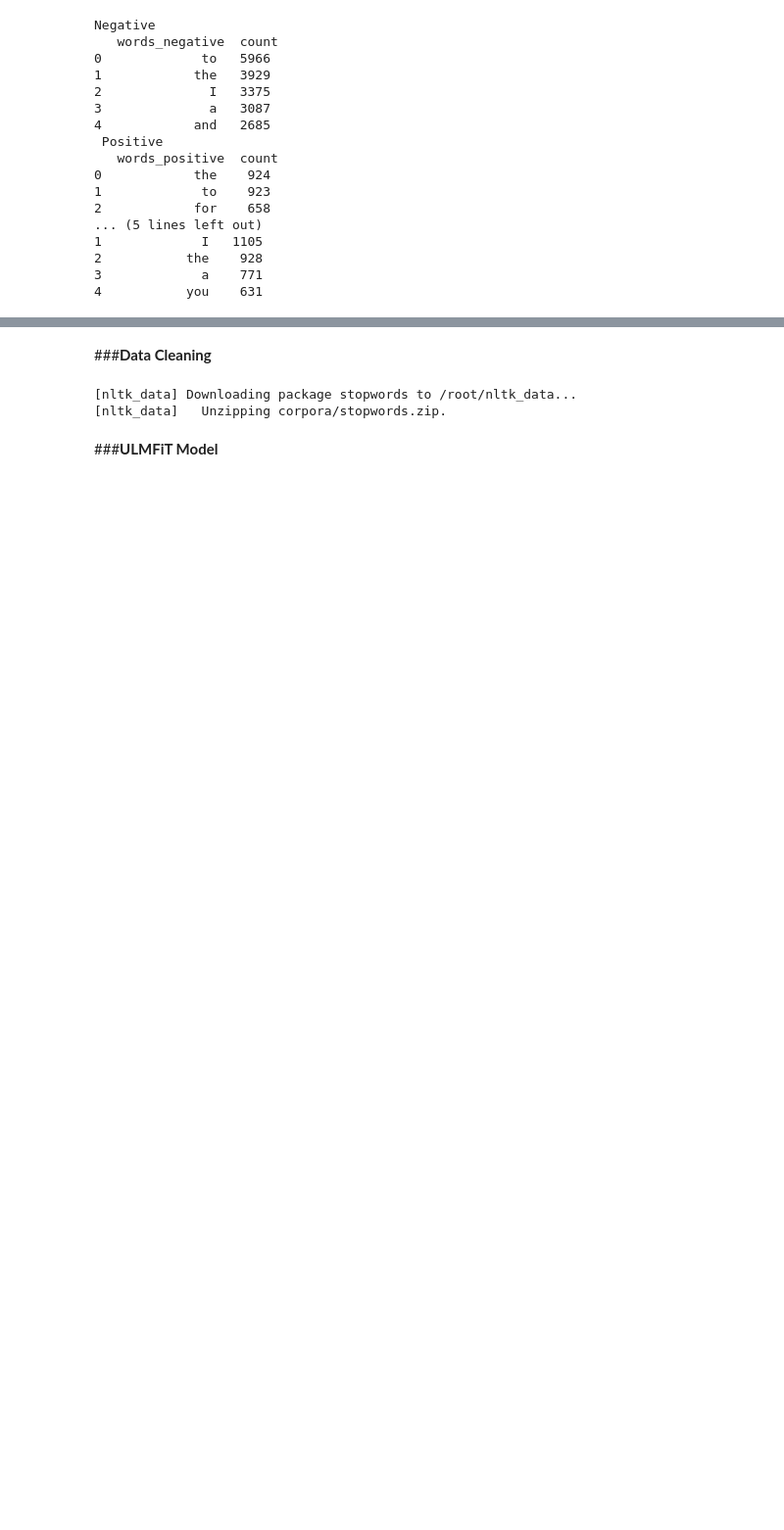
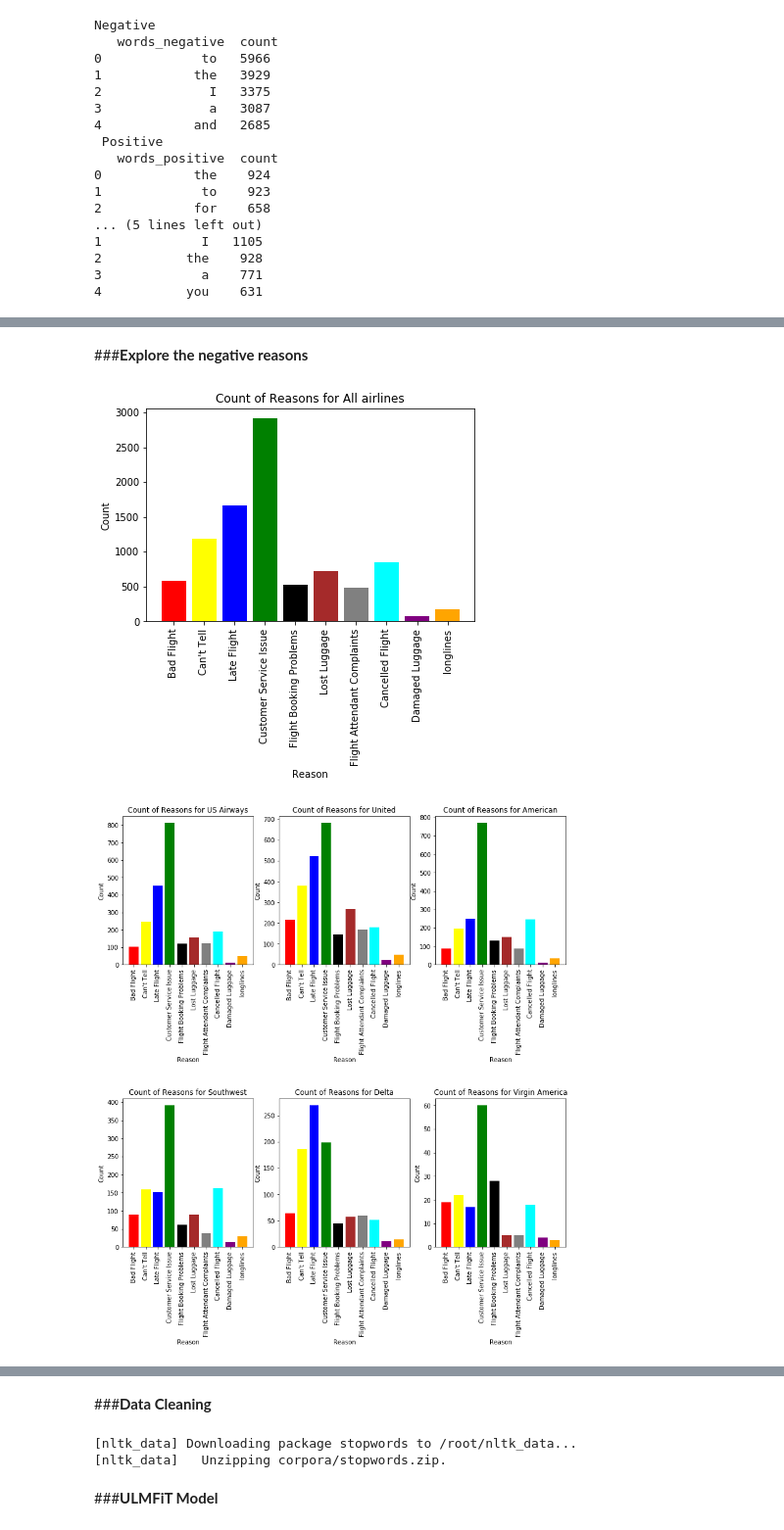
Before and after one commit to AlekseiMikhalev/Data-Science-Projects, a Jupyter notebook: ULMFiT_analysis.ipynb, the cells around one changed output, grey strips where cells are left out. Shown: that part at 98% size. Drawn from its saved outputs; the diff is of its cells as text; code cells hidden in the pictures; blank space fills up the shorter version.

```diff
--- a/ULMFiT_analysis.ipynb
+++ b/ULMFiT_analysis.ipynb
@@ -205,0 +220,38 @@ plt.show()
+# %% [markdown]
+###__Explore the negative reasons__
+# %%
+#Get the number of negative reasons
+tweets['negativereason'].nunique()
+
+NR_Count=dict(tweets['negativereason'].value_counts(sort=False))
+def NR_Count(Airline):
+    if Airline=='All airlines':
+        a=tweets
+    else:
+        a=tweets[tweets['airline']==Airline]
+    count=dict(a['negativereason'].value_counts())
+    Unique_reason=list(tweets['negativereason'].unique())
+    Unique_reason=[x for x in Unique_reason if str(x) != 'nan']
+    Reason_frame=pd.DataFrame({'Reasons':Unique_reason})
+    Reason_frame['count']=Reason_frame['Reasons'].apply(lambda x: count[x])
+    return Reason_frame
+def plot_reason(Airline):
+    a=NR_Count(Airline)
+    count=a['count']
+    Index = range(1,(len(a)+1))
+    plt.bar(Index,count, color=['red','yellow','blue','green','black','brown','gray','cyan','purple','orange'])
+    plt.xticks(Index, a['Reasons'], rotation=90)
+    plt.ylabel('Count')
+    plt.xlabel('Reason')
+    plt.title('Count of Reasons for '+Airline)
+
+plot_reason('All airlines')
+plt.figure(2, figsize=(13, 13))
+for i in airlines:
+    indices= airlines.index(i)
+    plt.subplot(2, 3, indices+1)
+    plt.subplots_adjust(hspace=0.9)
+    plot_reason(i)
+# %% [output]
+[figure, added]
+[figure, added]
```
Also changed, not shown: parts of 8 cells of this notebook.
